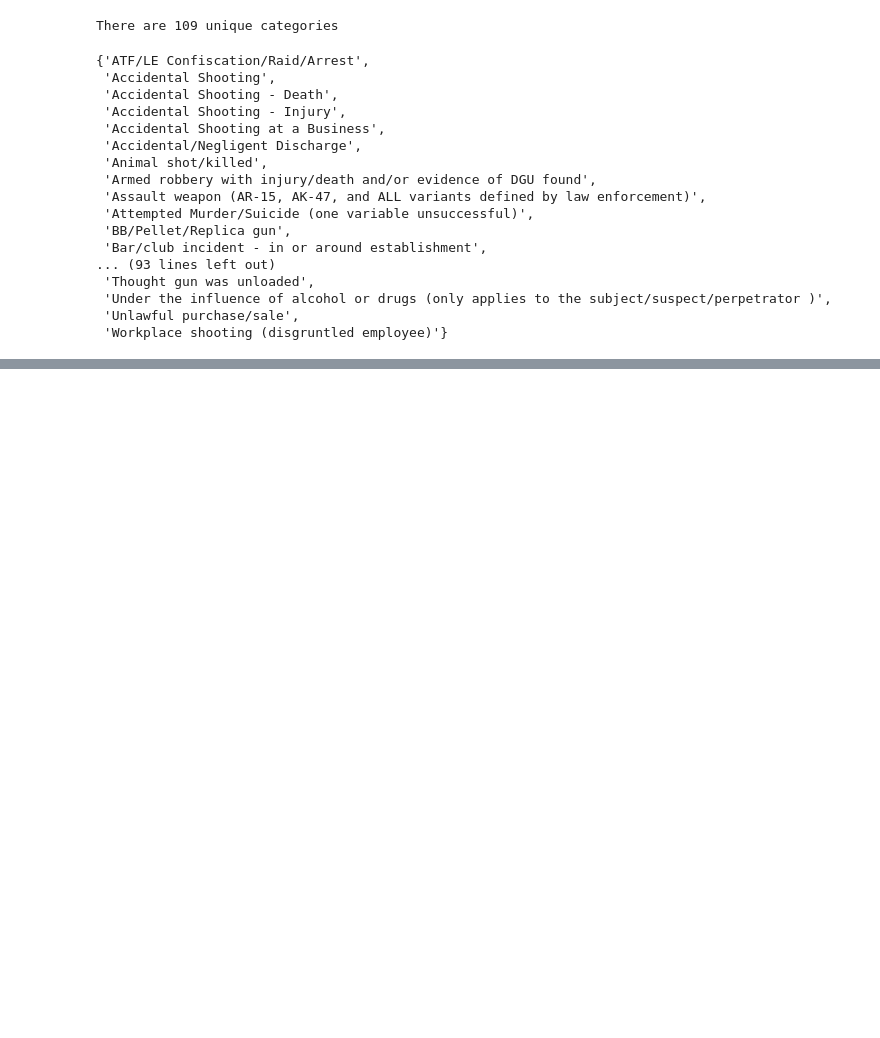
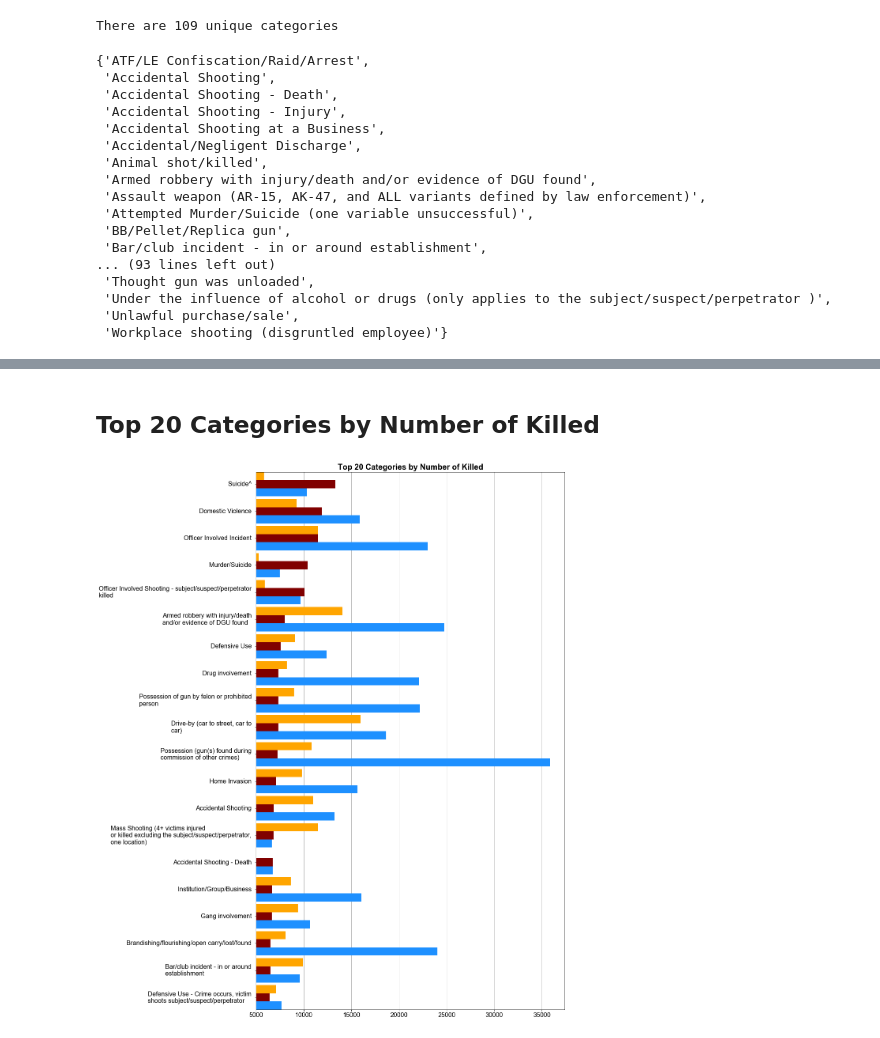
Before and after one commit to Demarsch/gun-violence, a Jupyter notebook: Code/Incident Categories.ipynb, the cells around one changed output, grey strips where cells are left out. Drawn from its saved outputs; the diff is of its cells as text; code cells hidden in the pictures; blank space fills up the shorter version.

```diff
--- a/Code/Incident Categories.ipynb
+++ b/Code/Incident Categories.ipynb
@@ -104,0 +160,19 @@ category_related_data.head()
+# %% [markdown]
+## Top 20 Categories by Number of Killed
+# %%
+top_n_kil_data = non_gen_cat_data.sort_values('Total Killed', ascending=False).head(20).iloc[::-1].reset_index(drop=True)
+bar_width = 0.3
+fig,ax = plt.subplots(figsize=(14,25))
+n_inc = ax.barh(top_n_kil_data.index, top_n_kil_data['Number of Incidents'], bar_width, color='dodgerblue')
+n_kil = ax.barh(top_n_kil_data.index + bar_width, top_n_kil_data['Total Killed'], bar_width, color='maroon')
+n_inj = ax.barh(top_n_kil_data.index + 2 * bar_width, top_n_kil_data['Total Injured'], bar_width, color='orange')
+ax.set_title('Top 20 Categories by Number of Killed', fontdict=chart_config.title_font)
+ax.set_yticks(top_n_kil_data.index + bar_width)
+ax.set_yticklabels(top_n_kil_data['Category'].apply(multiliner),fontdict=chart_config.axis_font, wrap=True, ma='left',va='center')
+ax.set_xticklabels([5000 * i for i in range(1,8)], fontdict=chart_config.axis_font)
+ax.set_ylim(-0.15, 19.75)
+ax.grid(True, axis='x')
+ax.set_axisbelow(True)
+plt.show()
+# %% [output]
+[figure, added]
```
Also changed, not shown: parts of 9 cells of this notebook, 1 other file.
